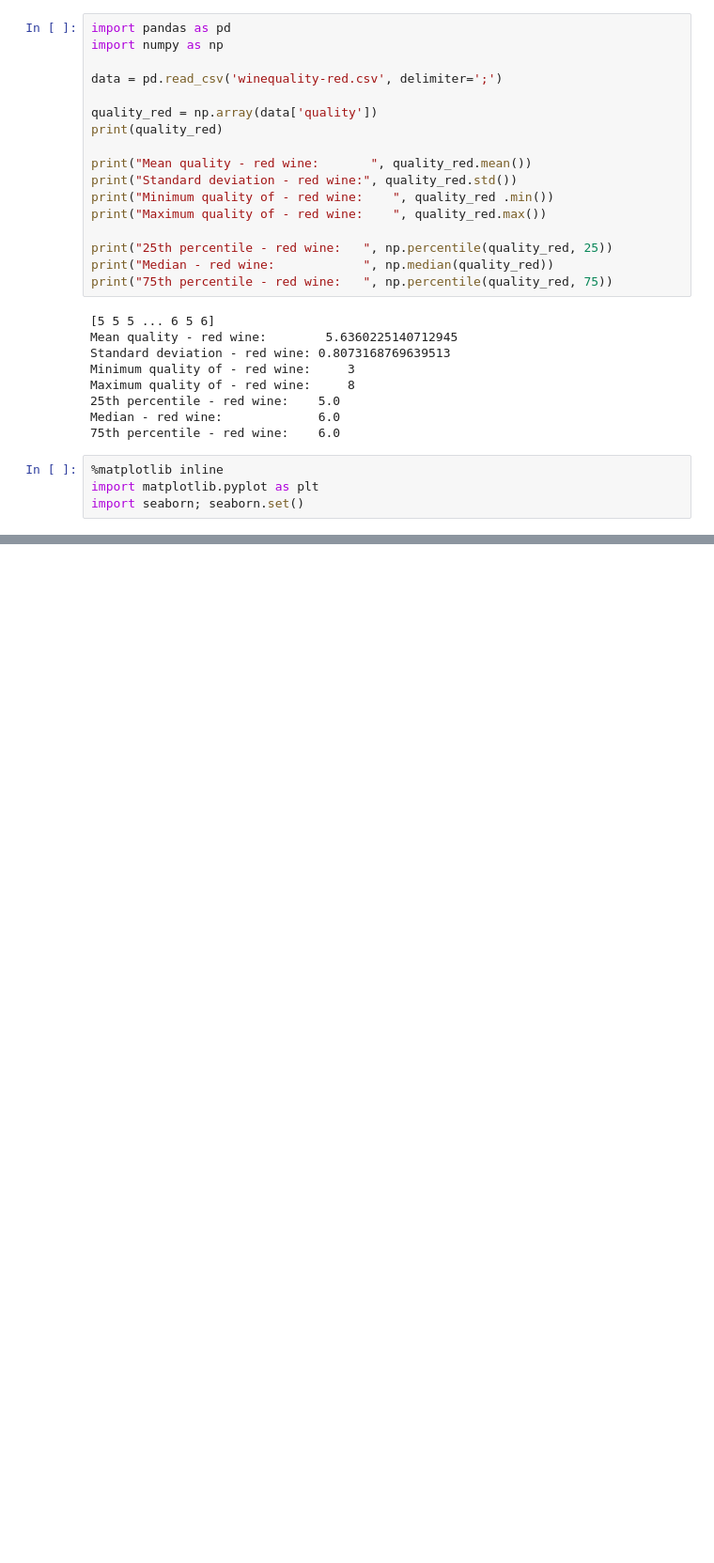
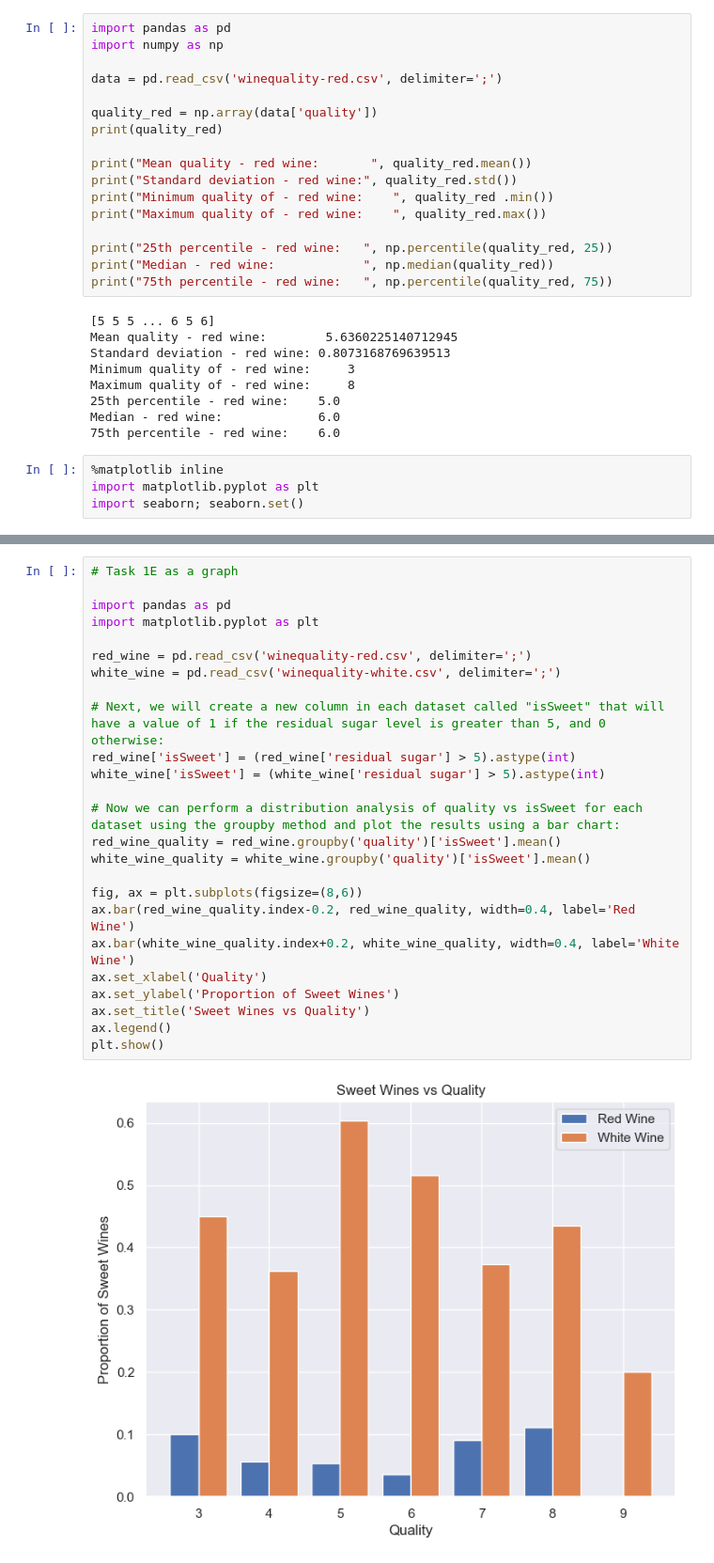
Before and after one commit to dayyanmirza/CSC2034DataScienceProject, a Jupyter notebook: CSC2034DataScienceProject.ipynb, the cells around one changed output, grey strips where cells are left out. Shown at 94% size. Cells and saved outputs as stored; diff of their text form; blank space fills up the shorter version.

```diff
--- a/CSC2034DataScienceProject.ipynb
+++ b/CSC2034DataScienceProject.ipynb
@@ -118,0 +383,27 @@ plt.ylabel('number');
+# %%
+# Task 1E as a graph
+
+import pandas as pd
+import matplotlib.pyplot as plt
+
+red_wine = pd.read_csv('winequality-red.csv', delimiter=';')
+white_wine = pd.read_csv('winequality-white.csv', delimiter=';')
+
+# Next, we will create a new column in each dataset called "isSweet" that will have a value of 1 if the residual sugar level is greater than 5, and 0 otherwise:
+red_wine['isSweet'] = (red_wine['residual sugar'] > 5).astype(int)
+white_wine['isSweet'] = (white_wine['residual sugar'] > 5).astype(int)
+
+# Now we can perform a distribution analysis of quality vs isSweet for each dataset using the groupby method and plot the results using a bar chart:
+red_wine_quality = red_wine.groupby('quality')['isSweet'].mean()
+white_wine_quality = white_wine.groupby('quality')['isSweet'].mean()
+
+fig, ax = plt.subplots(figsize=(8,6))
+ax.bar(red_wine_quality.index-0.2, red_wine_quality, width=0.4, label='Red Wine')
+ax.bar(white_wine_quality.index+0.2, white_wine_quality, width=0.4, label='White Wine')
+ax.set_xlabel('Quality')
+ax.set_ylabel('Proportion of Sweet Wines')
+ax.set_title('Sweet Wines vs Quality')
+ax.legend()
+plt.show()
+# %% [output]
+[figure, added]
```
Also changed, not shown: parts of 22 cells of this notebook, 2 other files.
